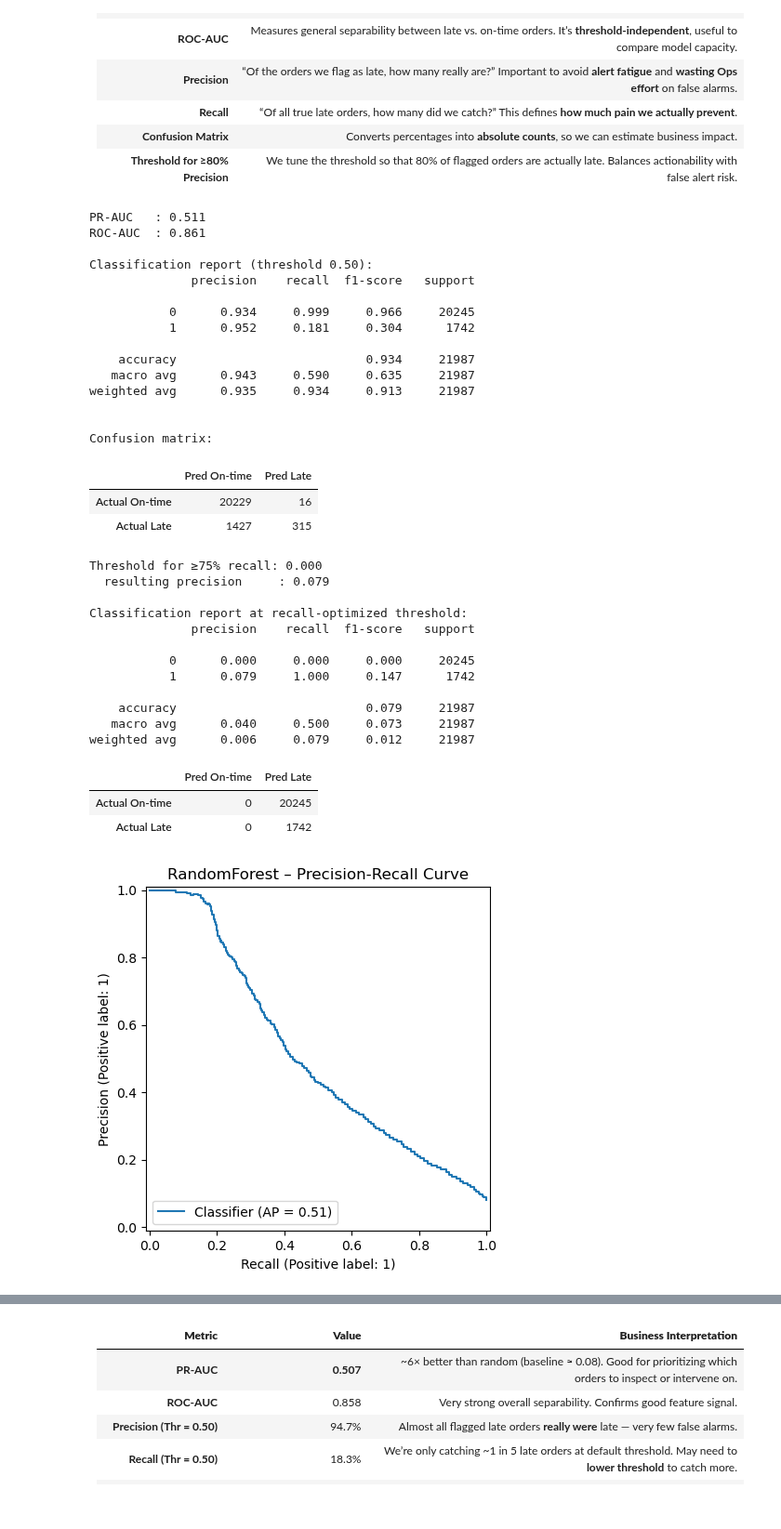
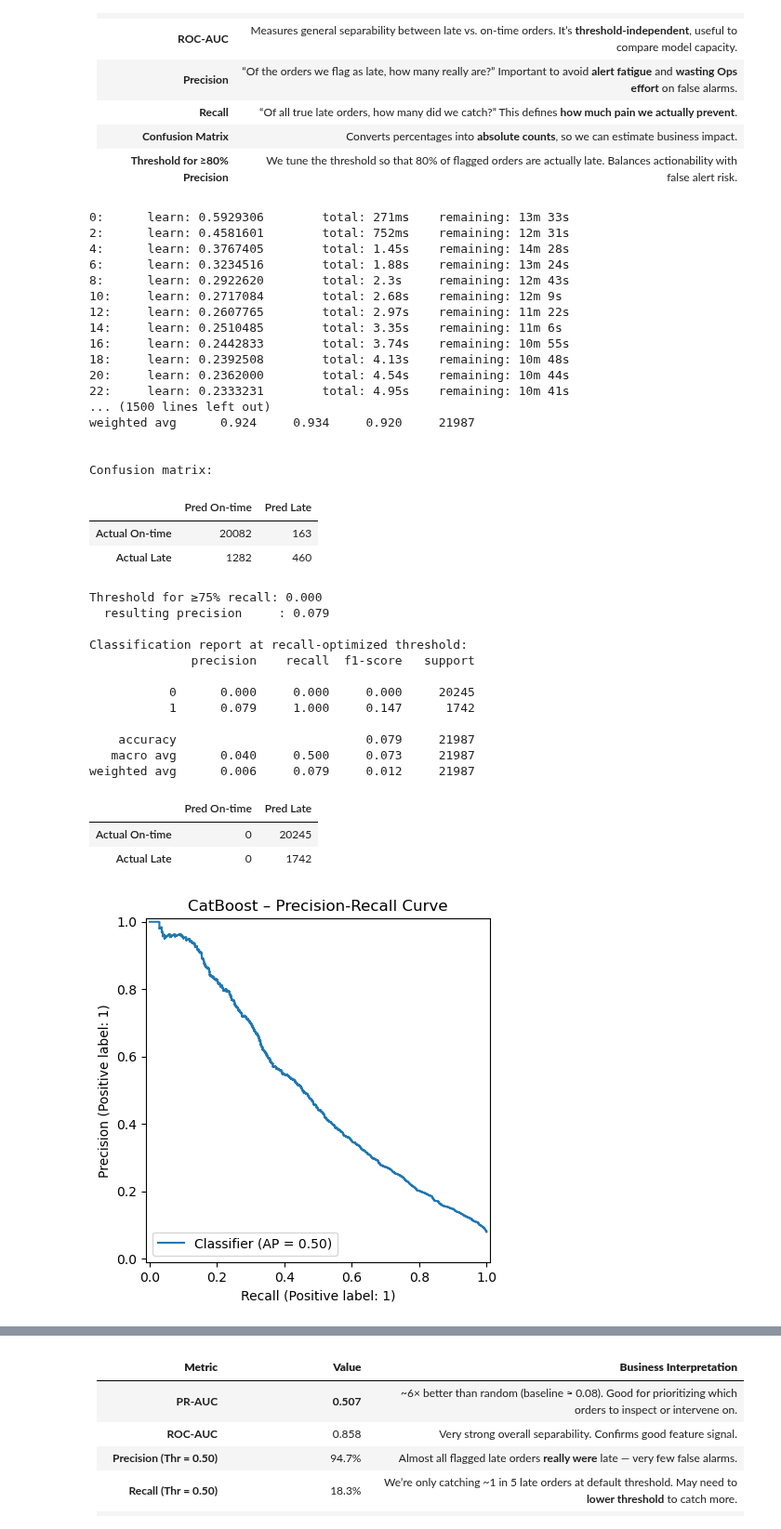
Before and after one commit to RioPramana21/Final-Project-Olist, a Jupyter notebook: preparation_notebooks/Machine Learning Model Building.ipynb, the cells around one changed output, grey strips where cells are left out. Shown at 93% size. Saved outputs shown, nothing was run; the diff lists cells and outputs as text; code cells hidden in the pictures.

```diff
--- a/preparation_notebooks/Machine Learning Model Building.ipynb
+++ b/preparation_notebooks/Machine Learning Model Building.ipynb
@@ -434,22 +456,33 @@ from sklearn.metrics import (
 | **Threshold for ≥80% Precision** | We tune the threshold so that 80% of flagged orders are actually late. Balances actionability with false alert risk.                   |
 # %%
 # --- rebuild the pipeline exactly as in the benchmark -------------
-rf_pipe = Pipeline([
-    ("preprocess", preprocess_ohe),
-    ("model", RandomForestClassifier(
-        n_estimators=300,
-        max_depth=None,
-        class_weight="balanced",
-        n_jobs=-1,
-        random_state=RANDOM_STATE
+cat_pipe = Pipeline([
+    ("model", CatBoostClassifier(
+        iterations=3000,
+        learning_rate=0.1,
+        depth=8,
+        random_state=RANDOM_STATE,
+        verbose=2,
+        cat_features=cat_cols,
+        allow_writing_files=False
     ))
 ])
 
 # --- fit on full training set -------------------------------------
-rf_pipe.fit(X_train, y_train)
+# Convert categorical columns to string for CatBoost
+X_train_cat = X_train.copy()
+for c in cat_cols:
+    X_train_cat[c] = X_train_cat[c].astype(str)
+
+X_test_cat = X_test.copy()
+for c in cat_cols:
+    X_test_cat[c] = X_test_cat[c].astype(str)
+
+# Fit the model
+cat_pipe.fit(X_train_cat, y_train)
 
 # ---  get probabilities and default predictions --------------------
-y_prob = rf_pipe.predict_proba(X_test)[:, 1]
+y_prob = cat_pipe.predict_proba(X_test_cat)[:, 1]
 y_pred = (y_prob >= 0.50).astype(int)                 # default 0.5 cut-off
 
 # --- core metrics --------------------------------------------------
@@ -467,7 +500,7 @@ cm = pd.DataFrame(confusion_matrix(y_test, y_pred),
 print("\nConfusion matrix:")
 display(cm)
 
-# --- threshold to reach ≥80 % precision on "Late" ------------------
+# --- threshold to reach ≥75% recall on "Late" ------------------
 precisions, recalls, thresholds = precision_recall_curve(y_test, y_prob)
 target_recall = 0.75
 # find the first threshold at which recall ≥ target_recall
@@ -493,47 +526,48 @@ print(classification_report(y_test, y_pred_recall, digits=3))
 cm = confusion_matrix(y_test, y_pred_recall)
 display(pd.DataFrame(
     cm,
     index=["Actual On-time","Actual Late"],
     columns=["Pred On-time","Pred Late"]
 ))
 
-
 # quick PR-curve
 PrecisionRecallDisplay.from_predictions(y_test, y_prob)
-plt.title("RandomForest – Precision-Recall Curve")
+plt.title("CatBoost – Precision-Recall Curve")
 plt.show()
 # %% [output]
-PR-AUC   : 0.511
-ROC-AUC  : 0.861
-
-Classification report (threshold 0.50):
-              precision    recall  f1-score   support
-
-           0      0.934     0.999     0.966     20245
-           1      0.952     0.181     0.304      1742
-
-    accuracy                          0.934     21987
-   macro avg      0.943     0.590     0.635     21987
-weighted avg      0.935     0.934     0.913     21987
+0:      learn: 0.5929306        total: 271ms    remaining: 13m 33s
+2:      learn: 0.4581601        total: 752ms    remaining: 12m 31s
+4:      learn: 0.3767405        total: 1.45s    remaining: 14m 28s
+6:      learn: 0.3234516        total: 1.88s    remaining: 13m 24s
+8:      learn: 0.2922620        total: 2.3s     remaining: 12m 43s
+10:     learn: 0.2717084        total: 2.68s    remaining: 12m 9s
+12:     learn: 0.2607765        total: 2.97s    remaining: 11m 22s
+14:     learn: 0.2510485        total: 3.35s    remaining: 11m 6s
+16:     learn: 0.2442833        total: 3.74s    remaining: 10m 55s
+18:     learn: 0.2392508        total: 4.13s    remaining: 10m 48s
+20:     learn: 0.2362000        total: 4.54s    remaining: 10m 44s
+22:     learn: 0.2333231        total: 4.95s    remaining: 10m 41s
+... (1500 lines left out)
+weighted avg      0.924     0.934     0.920     21987
 
 
 Confusion matrix:
 |  | Pred On-time | Pred Late |
-| Actual On-time | 20229 | 16 |
-| Actual Late | 1427 | 315 |
+| Actual On-time | 20082 | 163 |
+| Actual Late | 1282 | 460 |
 Threshold for ≥75% recall: 0.000
   resulting precision     : 0.079
 
 Classification report at recall-optimized threshold:
               precision    recall  f1-score   support
 
            0      0.000     0.000     0.000     20245
            1      0.079     1.000     0.147      1742
 
     accuracy                          0.079     21987
    macro avg      0.040     0.500     0.073     21987
 weighted avg      0.006     0.079     0.012     21987
 |  | Pred On-time | Pred Late |
 | Actual On-time | 0 | 20245 |
 | Actual Late | 0 | 1742 |
-[figure, old version]
+[figure, new version]
```
Also changed, not shown: parts of 3 cells of this notebook, 2 other files.
